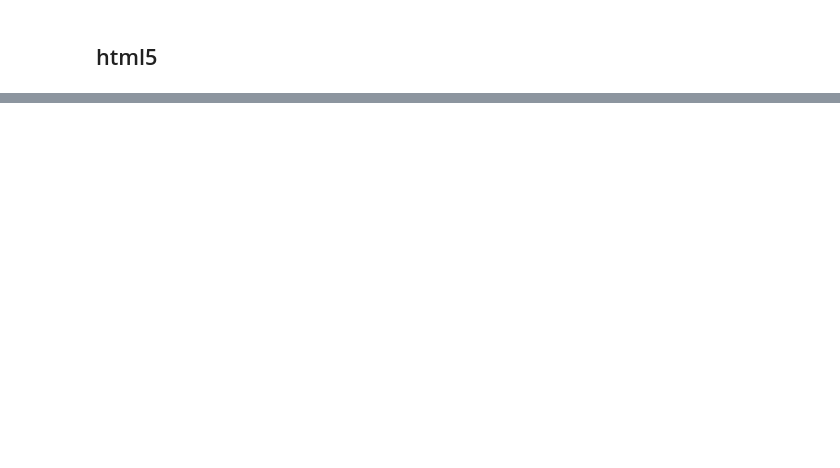
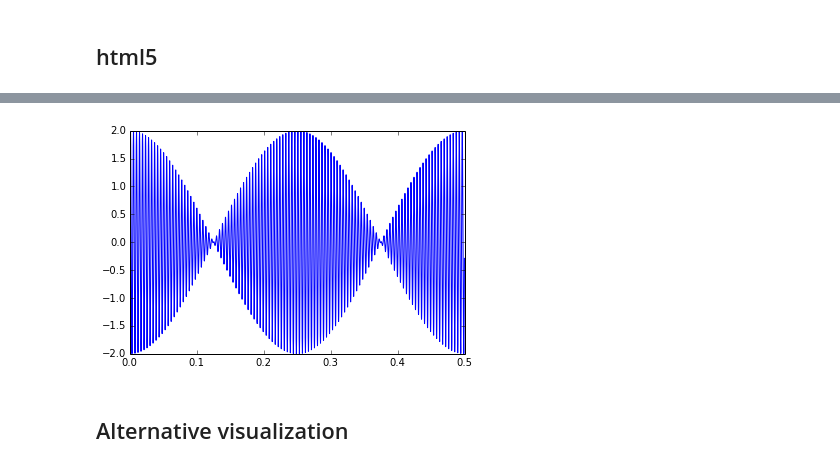
Before and after one commit to vanzaj/pytalks, a Jupyter notebook: 20140731_PUGS_ipython/iwidgets_alt-plotting.ipynb, the cells around one changed output, grey strips where cells are left out. Drawn from its saved outputs; the diff is of its cells as text; code cells hidden in the pictures; blank space fills up the shorter version.

```diff
--- a/20140731_PUGS_ipython/iwidgets_alt-plotting.ipynb
+++ b/20140731_PUGS_ipython/iwidgets_alt-plotting.ipynb
@@ -104,18 +164,14 @@ interact(print_passwd,
 ## html5
 # %%
 from IPython.display import Audio, clear_output
-import numpy as np
-
 
 duration = 3
 sampling = 8000
 ts = np.linspace(0, duration, sampling*duration)
 
-def sig_gen(f0=220.0, f1=224.0):
-    global ts, sampling
+def sig_gen(time, f0=220.0, f1=224.0):
     two_pi = 2*np.pi
-    sig = np.sin(two_pi*f0*ts) + np.sin(two_pi*f1*ts)
-    display(Audio(data=sig, rate=sampling))
+    sig = np.sin(two_pi*f0*time) + np.sin(two_pi*f1*time)
     return sig
 
-sig_gen();
+display(Audio(data=sig_gen(ts), rate=sampling))
@@ -122,2 +180,7 @@ sig_gen();
 # %%
-interact(sig_gen, f0=(200.0, 300.0), f1=(200.0, 300.0));
+def play_sig(f0=220.0, f1=224.0):
+    sig = sig_gen(ts, f0, f1)
+    display(Audio(data=sig, rate=sampling, autoplay=True))
+
+
+interact(play_sig, f0=(200.0, 300.0), f1=(200.0, 300.0));
@@ -123,0 +191,9 @@ interact(sig_gen, f0=(200.0, 300.0), f1=(200.0, 300.0));
+# %%
+def play_sig(f0=220.0, f1=224.0):
+    sig = sig_gen(ts, f0, f1)
+    display(Audio(data=sig, rate=sampling, autoplay=True))
+    plt.plot(ts[:sampling/2], sig[:sampling/2])
+
+
+interact(play_sig, f0=(200.0, 300.0), f1=(200.0, 300.0));
+# %% [output]
@@ -123,0 +201,3 @@ interact(sig_gen, f0=(200.0, 300.0), f1=(200.0, 300.0));
+[figure, added]
+# %% [markdown]
+## Alternative visualization
```
Also changed, not shown: parts of 32 cells of this notebook, 2 other files.
